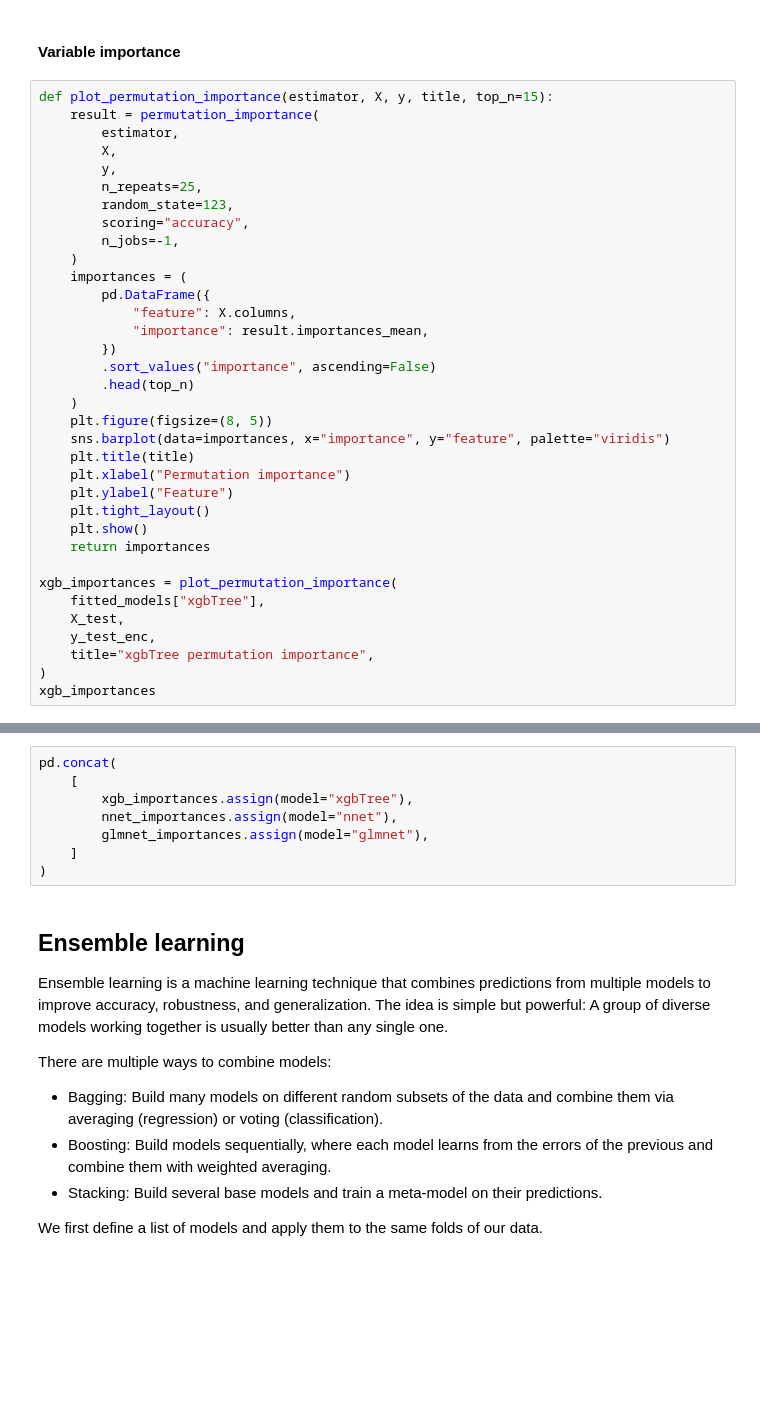
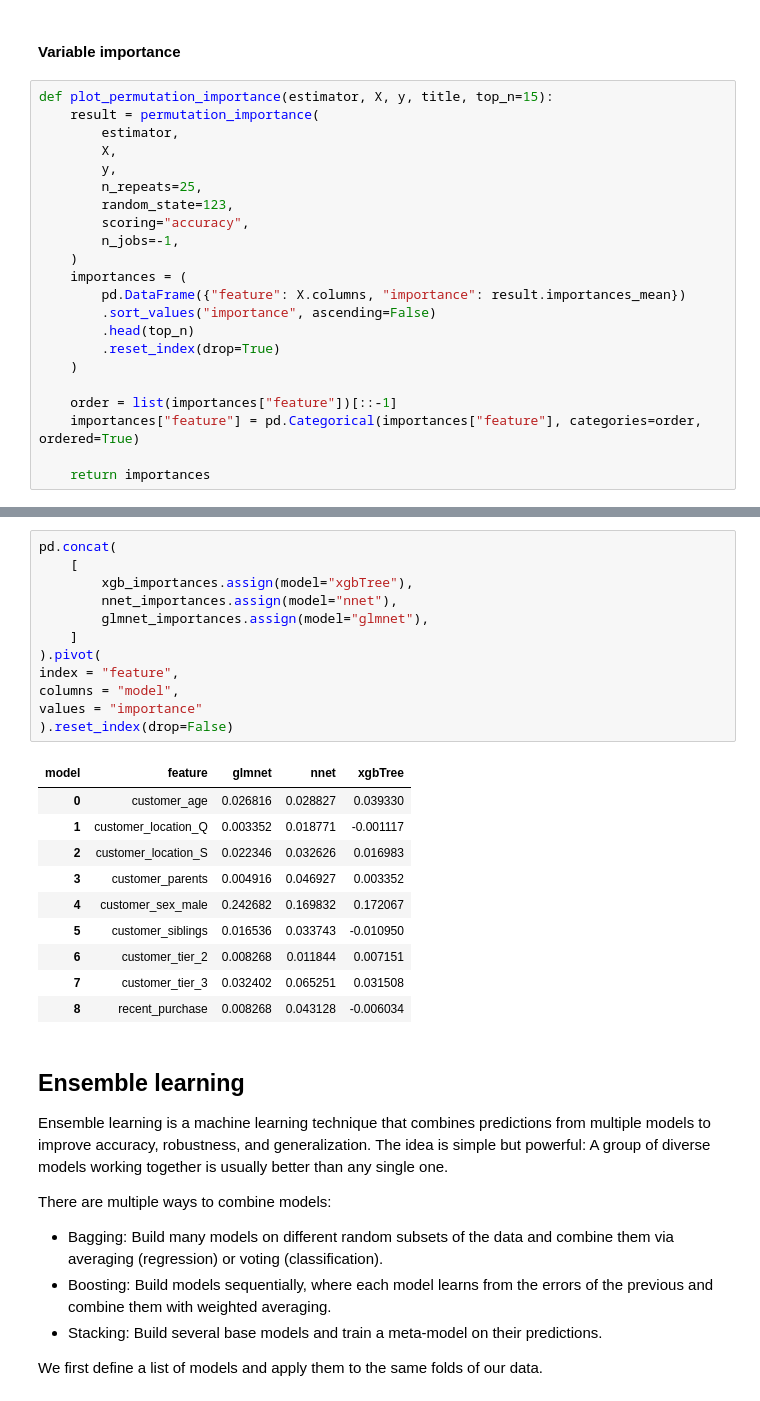
Before and after one commit to ha-pu/data_course, a Jupyter notebook: 4-machine_learning.ipynb, the cells around one changed output, grey strips where cells are left out. Saved outputs shown, nothing was run; the diff lists cells and outputs as text; blank space fills up the shorter version.

```diff
--- a/4-machine_learning.ipynb
+++ b/4-machine_learning.ipynb
@@ -776,26 +694,13 @@ def plot_permutation_importance(estimator, X, y, title, top_n=15):
         n_jobs=-1,
     )
     importances = (
-        pd.DataFrame({
-            "feature": X.columns,
-            "importance": result.importances_mean,
-        })
+        pd.DataFrame({"feature": X.columns, "importance": result.importances_mean})
         .sort_values("importance", ascending=False)
         .head(top_n)
+        .reset_index(drop=True)
     )
-    plt.figure(figsize=(8, 5))
-    sns.barplot(data=importances, x="importance", y="feature", palette="viridis")
-    plt.title(title)
-    plt.xlabel("Permutation importance")
-    plt.ylabel("Feature")
-    plt.tight_layout()
-    plt.show()
+
+    order = list(importances["feature"])[::-1]
+    importances["feature"] = pd.Categorical(importances["feature"], categories=order, ordered=True)
+
     return importances
-
-xgb_importances = plot_permutation_importance(
-    fitted_models["xgbTree"],
-    X_test,
-    y_test_enc,
-    title="xgbTree permutation importance",
-)
-xgb_importances
@@ -818,11 +764,26 @@ glmnet_importances
 # %%
 pd.concat(
     [
         xgb_importances.assign(model="xgbTree"),
         nnet_importances.assign(model="nnet"),
         glmnet_importances.assign(model="glmnet"),
     ]
-)
+).pivot(
+index = "feature",
+columns = "model",
+values = "importance"
+).reset_index(drop=False)
+# %% [output]
+| model | feature | glmnet | nnet | xgbTree |
+| 0 | customer_age | 0.026816 | 0.028827 | 0.039330 |
+| 1 | customer_location_Q | 0.003352 | 0.018771 | -0.001117 |
+| 2 | customer_location_S | 0.022346 | 0.032626 | 0.016983 |
+| 3 | customer_parents | 0.004916 | 0.046927 | 0.003352 |
+| 4 | customer_sex_male | 0.242682 | 0.169832 | 0.172067 |
+| 5 | customer_siblings | 0.016536 | 0.033743 | -0.010950 |
+| 6 | customer_tier_2 | 0.008268 | 0.011844 | 0.007151 |
+| 7 | customer_tier_3 | 0.032402 | 0.065251 | 0.031508 |
+| 8 | recent_purchase | 0.008268 | 0.043128 | -0.006034 |
 # %% [markdown]
 ## Ensemble learning
 
```
Also changed, not shown: parts of 24 cells of this notebook.
